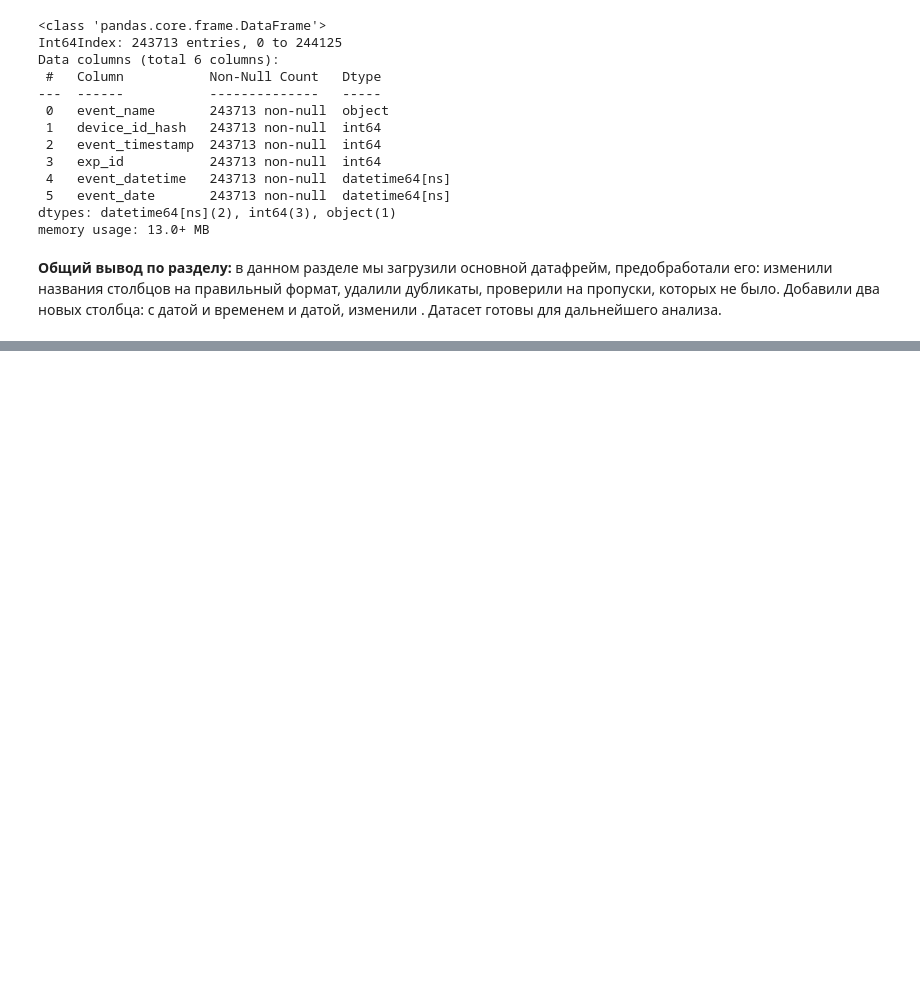
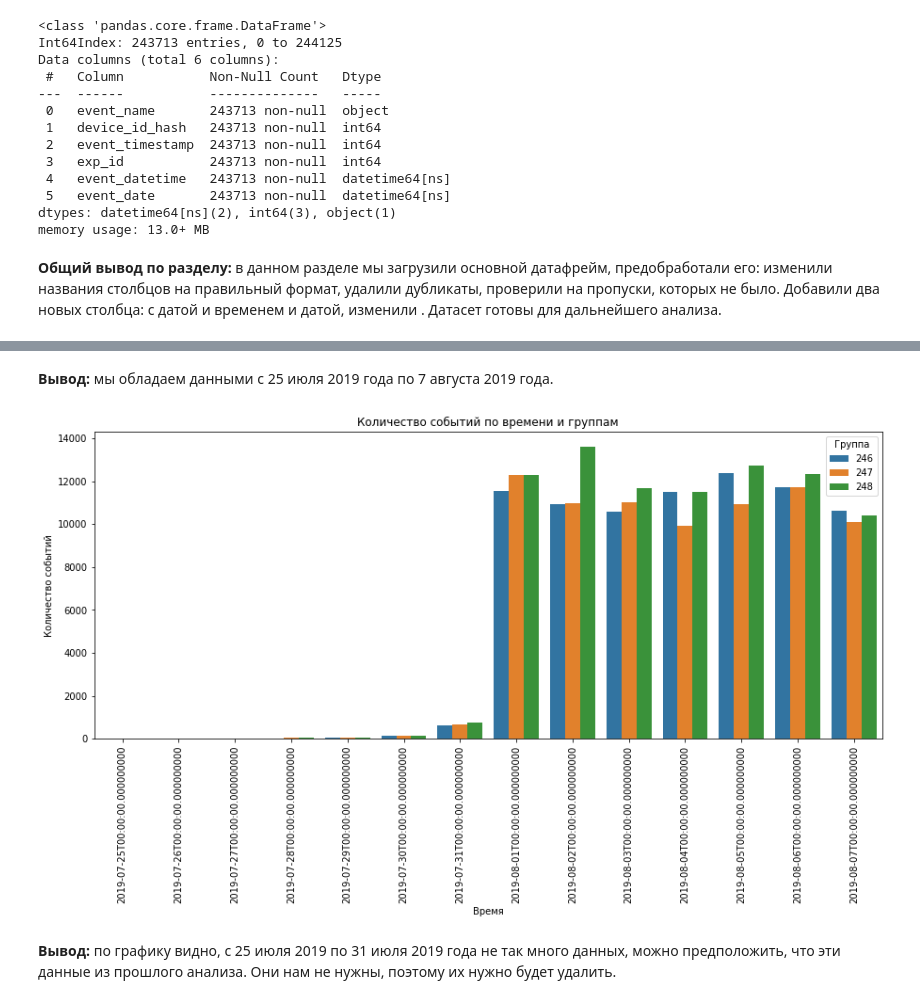
Before and after one commit to hEadman137/data_analysis_projects, a Jupyter notebook: yandex_practicum_projects/A_a_b_test_online_store(19_08_23).ipynb, the cells around one changed output, grey strips where cells are left out. Saved outputs shown, nothing was run; the diff lists cells and outputs as text; code cells hidden in the pictures; blank space fills up the shorter version.

Commit message:
Study and verification of data

```diff
--- a/yandex_practicum_projects/A_a_b_test_online_store(19_08_23).ipynb
+++ b/yandex_practicum_projects/A_a_b_test_online_store(19_08_23).ipynb
@@ -193,0 +270,21 @@ memory usage: 13.0+ MB
+# %% [markdown]
+**Вывод:** мы обладаем данными с 25 июля 2019 года по 7 августа 2019 года.
+# %%
+# Группируем данные по столбцам 'timestamp' и 'group' и вычисляем количество событий
+event_counts = data.groupby(['event_date', 'exp_id']).size().reset_index(name='count')
+
+# Создаем столбчатую диаграмму с использованием Seaborn
+plt.figure(figsize=(15, 6))
+sns.barplot(x='event_date', y='count', hue='exp_id', data=event_counts)
+
+plt.title('Количество событий по времени и группам')
+plt.xlabel('Время')
+plt.ylabel('Количество событий')
+plt.xticks(rotation=90)
+
+plt.legend(title='Группа', loc='upper right')
+plt.show()
+# %% [output]
+[figure, added]
+# %% [markdown]
+**Вывод:** по графику видно, с 25 июля 2019 по 31 июля 2019 года не так много данных, можно предположить, что эти данные из прошлого анализа. Они нам не нужны, поэтому их нужно будет удалить.
```
Also changed, not shown: parts of 24 cells of this notebook.
